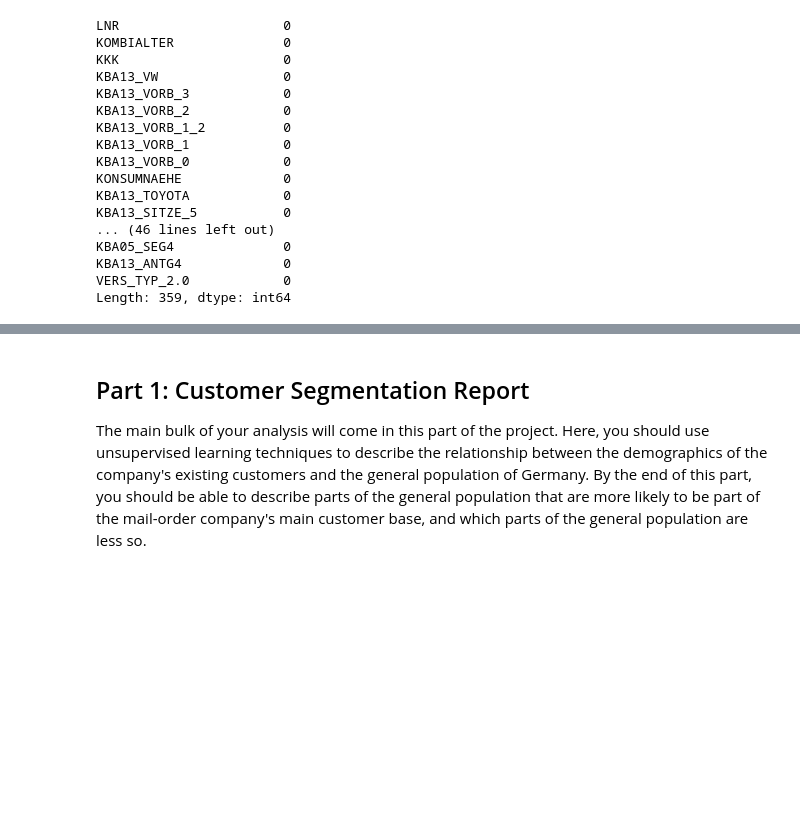
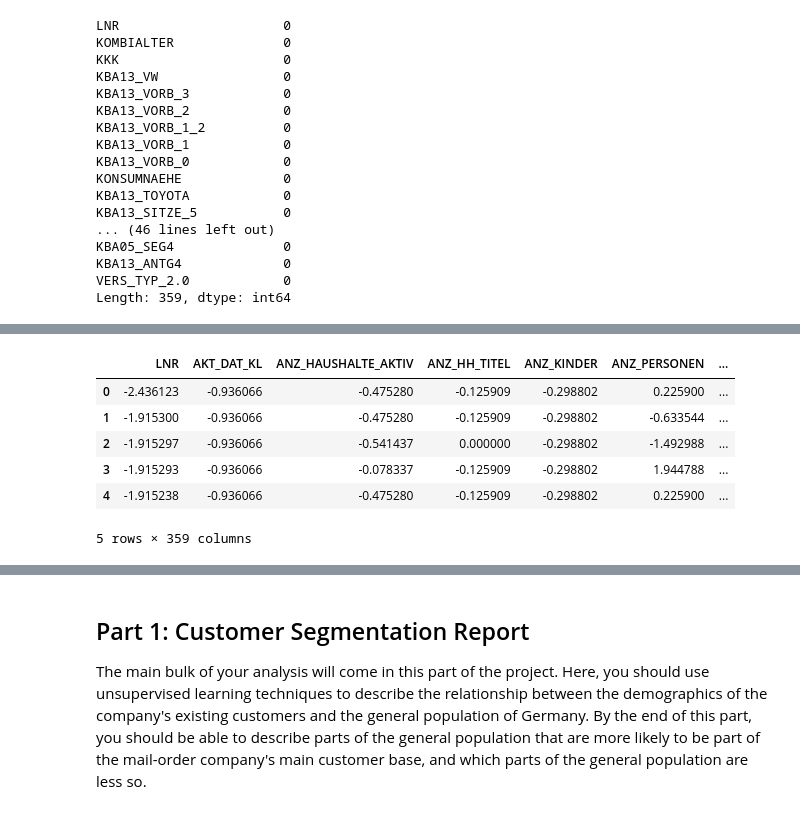
Before and after one commit to ursulahneumann/Arvato_capstone, a Jupyter notebook: Arvato_capstone.ipynb, the cells around one changed output, grey strips where cells are left out. Cells and saved outputs as stored; diff of their text form; code cells hidden in the pictures; blank space fills up the shorter version.

```diff
--- a/Arvato_capstone.ipynb
+++ b/Arvato_capstone.ipynb
@@ -754,7 +755,7 @@ customers_clean.shape
 # Impute the missing values using the mean
 imputer = Imputer()
 azdias_clean = pd.DataFrame(imputer.fit_transform(azdias_clean), columns = azdias_clean.columns)
-customers_clean = pd.DataFrame(imputer.fit_transform(customers_clean), columns = customers_clean.columns)
+customers_clean = pd.DataFrame(imputer.transform(customers_clean), columns = customers_clean.columns)
 # %%
 # View number of NaNs per column of the azdias_clean df (now all should be 0)
 (azdias_clean.shape[0] - azdias_clean.count()).sort_values()
@@ -799,0 +819,10 @@ Length: 359, dtype: int64
+# %%
+customers_clean.head()
+# %% [output]
+|  | LNR | AKT_DAT_KL | ANZ_HAUSHALTE_AKTIV | ANZ_HH_TITEL | ANZ_KINDER | ANZ_PERSONEN | ... |
+| 0 | -2.436123 | -0.936066 | -0.475280 | -0.125909 | -0.298802 | 0.225900 | ... |
+| 1 | -1.915300 | -0.936066 | -0.475280 | -0.125909 | -0.298802 | -0.633544 | ... |
+| 2 | -1.915297 | -0.936066 | -0.541437 | 0.000000 | -0.298802 | -1.492988 | ... |
+| 3 | -1.915293 | -0.936066 | -0.078337 | -0.125909 | -0.298802 | 1.944788 | ... |
+| 4 | -1.915238 | -0.936066 | -0.475280 | -0.125909 | -0.298802 | 0.225900 | ... |
+5 rows × 359 columns
```
Also changed, not shown: parts of 7 cells of this notebook.
